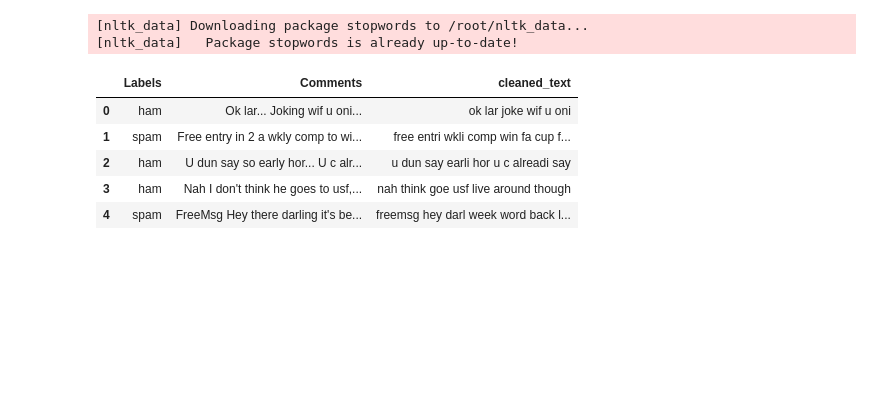
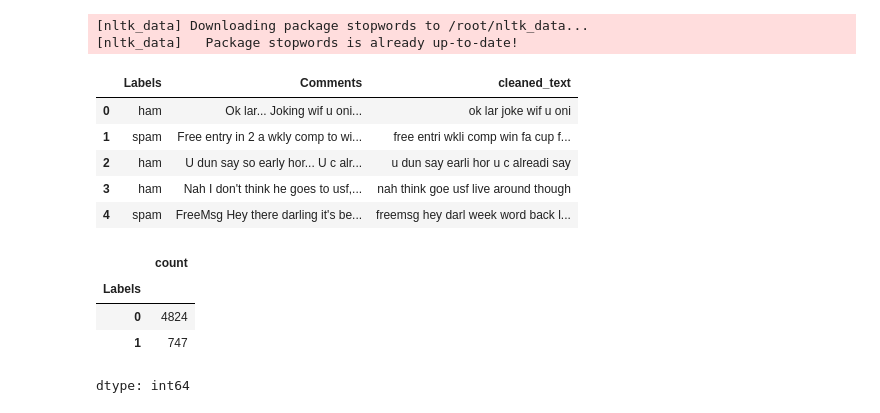
Before and after one commit to mrkhan0004/Datasets_ML, a Jupyter notebook: SMS_Text.ipynb, the cells around one changed output. Saved outputs shown, nothing was run; the diff lists cells and outputs as text; code cells hidden in the pictures; blank space fills up the shorter version.

```diff
--- a/SMS_Text.ipynb
+++ b/SMS_Text.ipynb
@@ -103,2 +103,12 @@ y = df["Lables"].map()
+# %%
+y=df['Labels'].map({'ham':0,'spam':1})
+# %%
+y.value_counts()
+# %% [output]
+|  | count |
+| Labels |  |
+| 0 | 4824 |
+| 1 | 747 |
+dtype: int64
 # %%
 x = tfd.fit_transform(df["cleaned_text"]).toarray()
```
Also changed, not shown: parts of 4 cells of this notebook.
